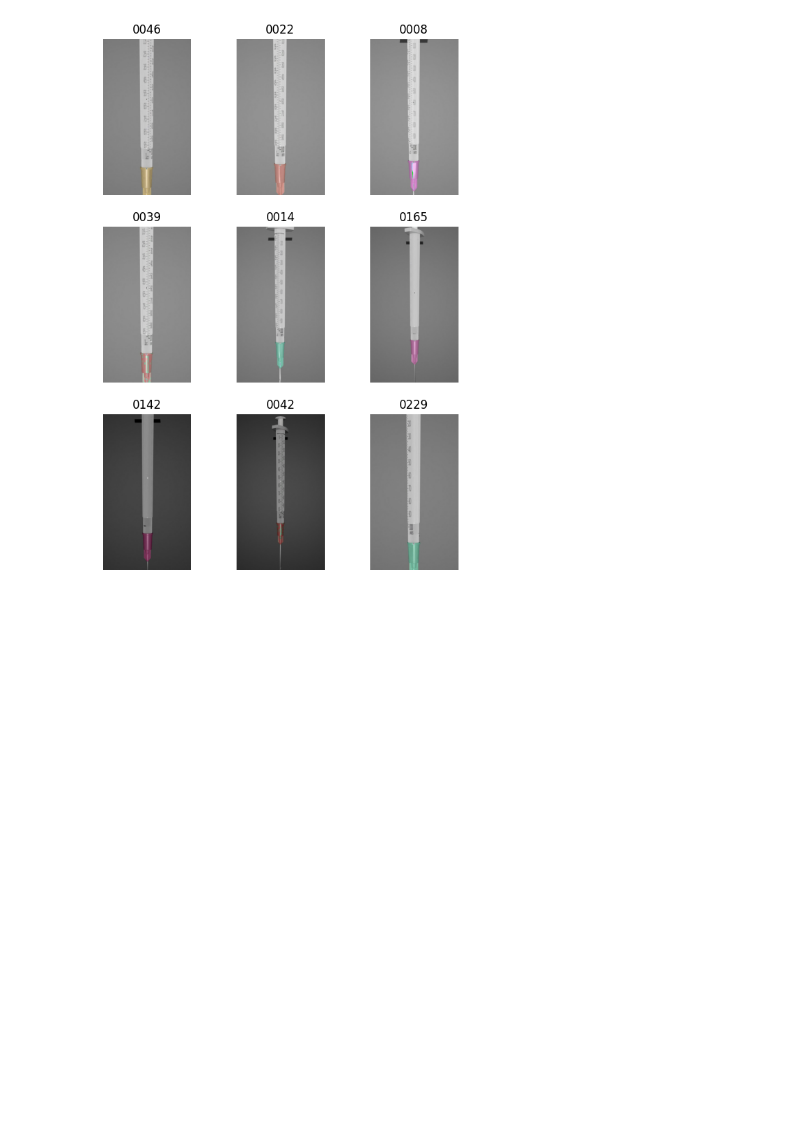
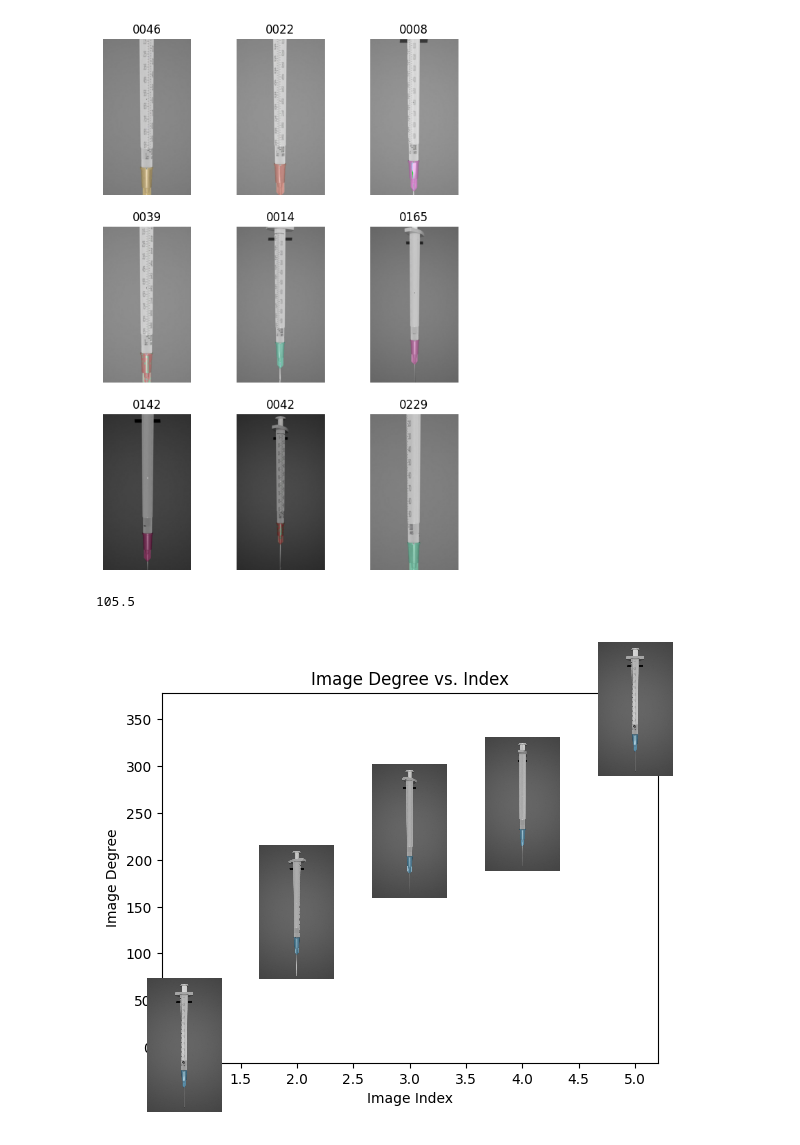
Before and after one commit to mrajaeim/syringe_degree, a Jupyter notebook: dataset_overview.ipynb, the cells around one changed output. Cells and saved outputs as stored; diff of their text form; code cells hidden in the pictures; blank space fills up the shorter version.

Commit message:
[feat] add Image Degree vs. Index graph in dataset_overview]

```diff
--- a/dataset_overview.ipynb
+++ b/dataset_overview.ipynb
@@ -58,3 +59,41 @@ for i,file_name in enumerate(random.choices(glob("./dataset/*v1*.jpg"), k=9)):
 plt.show()
 # %% [output]
 [figure]
+# %%
+float("105.5")
+# %% [output]
+105.5
+# %%
+images = [1,100, 160,180, 250]
+image_order = []
+image_degree= []
+files_names = []
+# Loop through the list of images
+for i, number in enumerate(images):
+    # Open the image using OpenCV
+    file_name = glob(f"./dataset/{number:04d}_v0*")[0]
+    deg_sub_index = (file_name.index("deg_"), file_name.index(".jpg"))
+    degree = int(float(file_name[deg_sub_index[0]+4:deg_sub_index[1]]) * 100) / 100
+    img = cv2.imread(file_name)
+    files_names.append(file_name)
+    image_order.append(i+1)
+    image_degree.append(degree)
+
+for i, path in enumerate(files_names):
+    img = plt.imread(path)
+    imagebox = OffsetImage(img, zoom=0.05)
+    ab = AnnotationBbox(imagebox, (image_order[i], image_degree[i]), frameon=False)
+    plt.gca().add_artist(ab)
+
+# Create a scatter plot
+plt.scatter(image_order, image_degree)
+
+# Add labels and title
+plt.xlabel("Image Index")
+plt.ylabel("Image Degree")
+plt.title("Image Degree vs. Index")
+
+# Show the plot
+plt.show()
+# %% [output]
+[figure, added]
```
Also changed, not shown: parts of 1 cell of this notebook.
